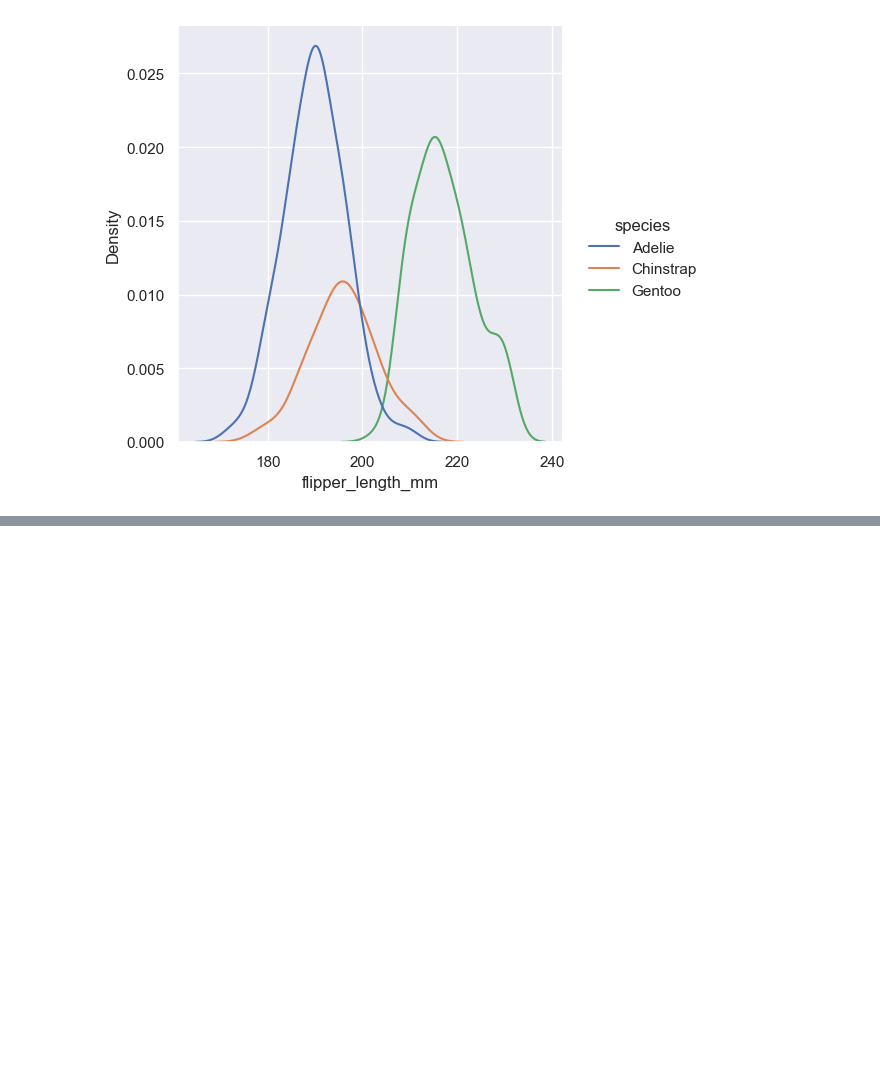
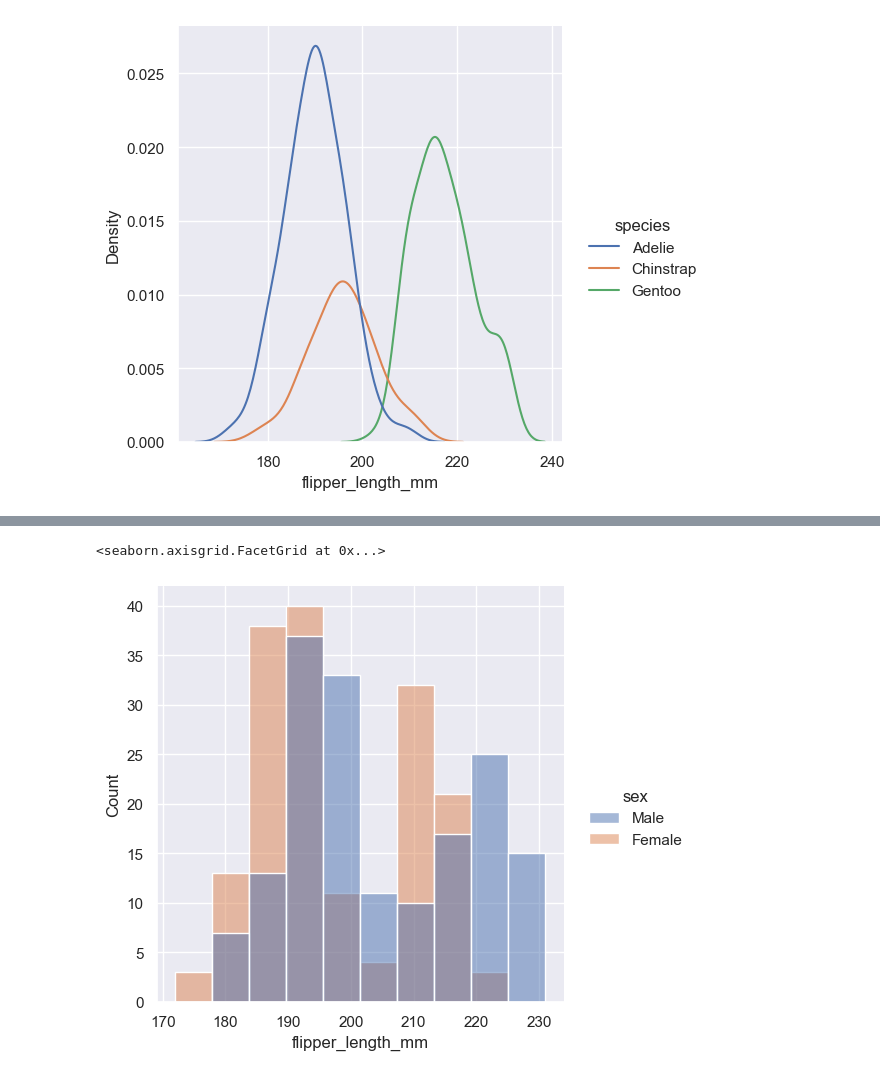
Before and after one commit to MuhammadTausif/PyComplete, a Jupyter notebook: seaborn/tutorial/distributions.ipynb, the cells around one changed output, grey strips where cells are left out. Saved outputs shown, nothing was run; the diff lists cells and outputs as text; code cells hidden in the pictures; blank space fills up the shorter version.

```diff
--- a/seaborn/tutorial/distributions.ipynb
+++ b/seaborn/tutorial/distributions.ipynb
@@ -120,0 +126,5 @@ sns.displot(penguins, x="flipper_length_mm", hue="species", kind='kde')
+# %%
+sns.displot(penguins, x="flipper_length_mm", hue="sex")
+# %% [output]
+<seaborn.axisgrid.FacetGrid at 0x...>
+[figure, added]
```
Also changed, not shown: parts of 9 cells of this notebook.
